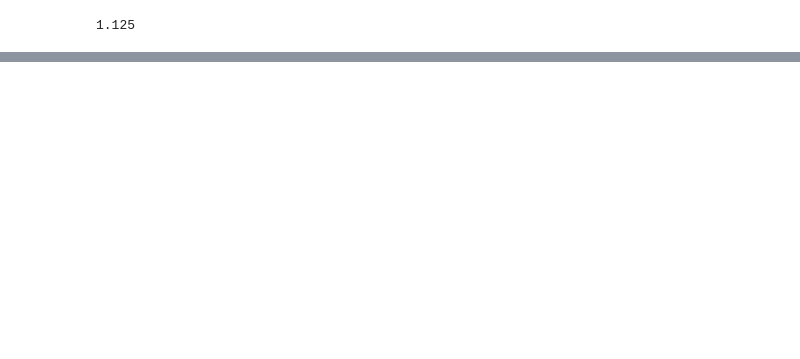
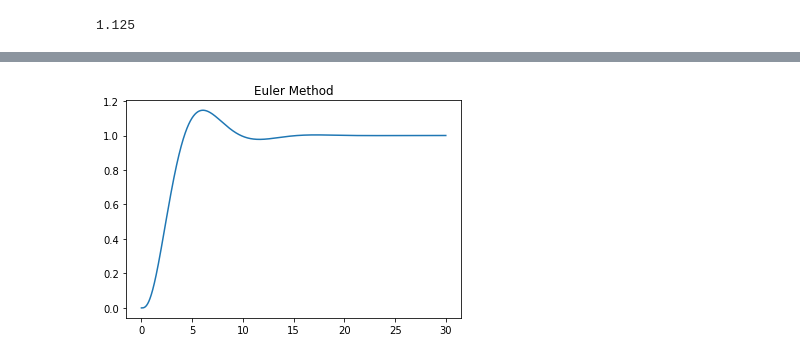
Before and after one commit to Vermillord/KP_Codes, a Jupyter notebook: KP_Notes.ipynb, the cells around one changed output, grey strips where cells are left out. Saved outputs shown, nothing was run; the diff lists cells and outputs as text; code cells hidden in the pictures; blank space fills up the shorter version.

```diff
--- a/KP_Notes.ipynb
+++ b/KP_Notes.ipynb
@@ -296,0 +342,4 @@ eu_dec(1, 1, 2, 0.5, func)
+# %%
+# Change from s-domain to state space
+sys_ss = co.tf2ss(sys)
+sys_ss
@@ -296,0 +389,22 @@ eu_dec(1, 1, 2, 0.5, func)
+# %%
+def sim_euler(t, u, x0):
+    # Initialize the output
+    x = np.empty((t.shape[0], x0.shape[0]))
+    y = np.empty((t.shape[0], C.shape[0]))
+
+    x[0] = np.ravel(x0)
+    y[0] = np.ravel(np.dot(C, x[0])) + np.ravel(np.dot(D, u[0]))
+
+    for i in range(t.shape[0] - 1):
+        x[i+1] = x[i] + (t[i+1]-t[i])*dynamics(x[i], u[i])
+        y[i+1] = np.ravel(np.dot(C, x[i+1])) + np.ravel(np.dot(D, u[i]))
+
+    return x, y
+
+# Test the output of the function
+a = 1.0*np.arange(10)
+b = 2.0*np.ones((10,1))
+c = 0.0*np.zeros((3,1))
+out1, out2 = sim_euler(a, b, c)
+print(out1.shape)
+print(out2.shape)
@@ -296,0 +433,8 @@ eu_dec(1, 1, 2, 0.5, func)
+# %%
+# Time test for both methods
+t = np.arange(int(30/0.01))*0.01 # 30 seconds with 0.01 s time-step
+u = np.ones((t.shape[0], 1)) # Step Input
+x0 = np.zeros((3, 1))
+
+%timeit _ = sim_euler(t, u, x0)
+%timeit _ = sim_euler_jitted(t, u, x0)
@@ -296,0 +444,9 @@ eu_dec(1, 1, 2, 0.5, func)
+# %%
+_, result_euler = sim_euler(t, u, x0)
+_, result_euler_jitted = sim_euler_jitted(t, u, x0)
+# %%
+plt.plot(t, result_euler)
+plt.title("Euler Method")
+plt.show()
+# %% [output]
+[figure, added]
```
Also changed, not shown: parts of 25 cells of this notebook.
